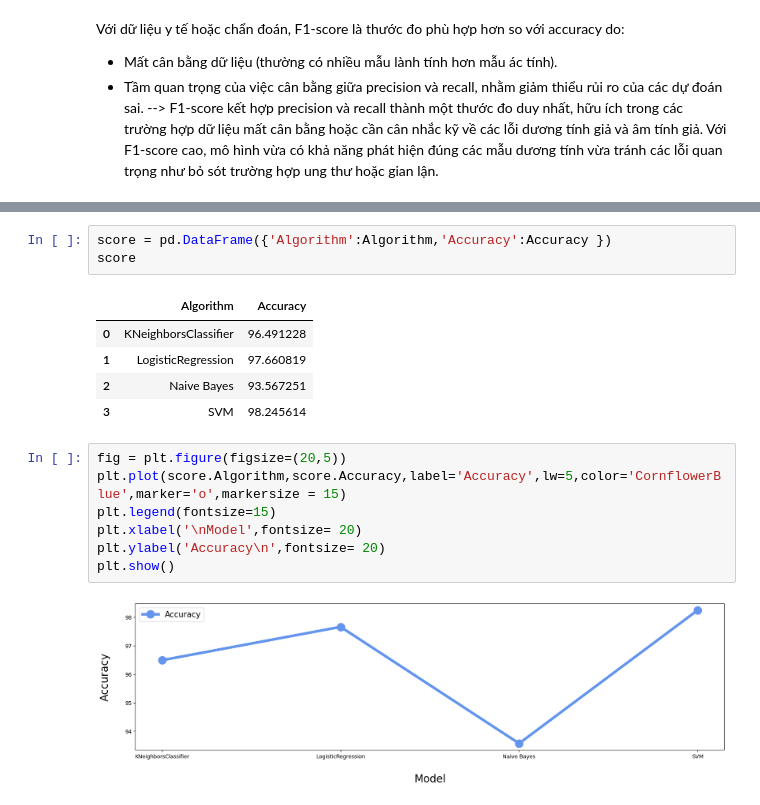
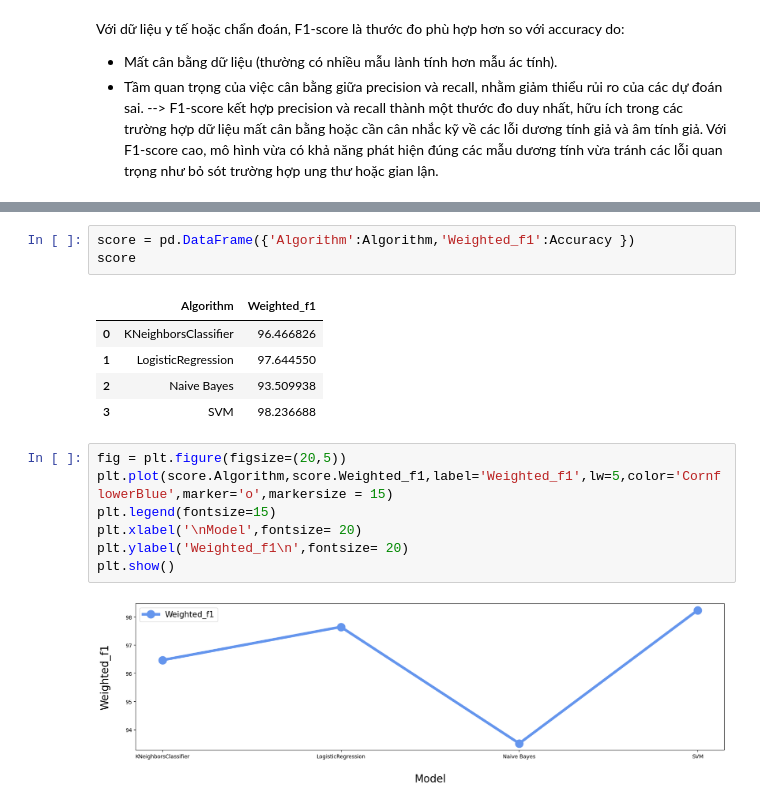
Before and after one commit to conghung178/project-ML-d-o-n-ung-th-, a Jupyter notebook: dự đoán ung thư vú.ipynb, the cells around one changed output, grey strips where cells are left out. Drawn from its saved outputs; the diff is of its cells as text.

Commit message:
đổi tất cả mọi thứ từ accuray thành weighted_f1 hết

```diff
--- a/dự đoán ung thư vú.ipynb
+++ b/dự đoán ung thư vú.ipynb
@@ -801,21 +838,21 @@ print(Accuracy)
 # %%
-score = pd.DataFrame({'Algorithm':Algorithm,'Accuracy':Accuracy })
+score = pd.DataFrame({'Algorithm':Algorithm,'Weighted_f1':Accuracy })
 score
 # %% [output]
-|  | Algorithm | Accuracy |
-| 0 | KNeighborsClassifier | 96.491228 |
-| 1 | LogisticRegression | 97.660819 |
-| 2 | Naive Bayes | 93.567251 |
-| 3 | SVM | 98.245614 |
+|  | Algorithm | Weighted_f1 |
+| 0 | KNeighborsClassifier | 96.466826 |
+| 1 | LogisticRegression | 97.644550 |
+| 2 | Naive Bayes | 93.509938 |
+| 3 | SVM | 98.236688 |
 # %%
 fig = plt.figure(figsize=(20,5))
-plt.plot(score.Algorithm,score.Accuracy,label='Accuracy',lw=5,color='CornflowerBlue',marker='o',markersize = 15)
+plt.plot(score.Algorithm,score.Weighted_f1,label='Weighted_f1',lw=5,color='CornflowerBlue',marker='o',markersize = 15)
 plt.legend(fontsize=15)
 plt.xlabel('\nModel',fontsize= 20)
-plt.ylabel('Accuracy\n',fontsize= 20)
+plt.ylabel('Weighted_f1\n',fontsize= 20)
 plt.show()
 # %% [output]
-[figure, old version]
+[figure, new version]
 # %%
 from sklearn.ensemble import VotingClassifier
 
```
Also changed, not shown: parts of 12 cells of this notebook.
